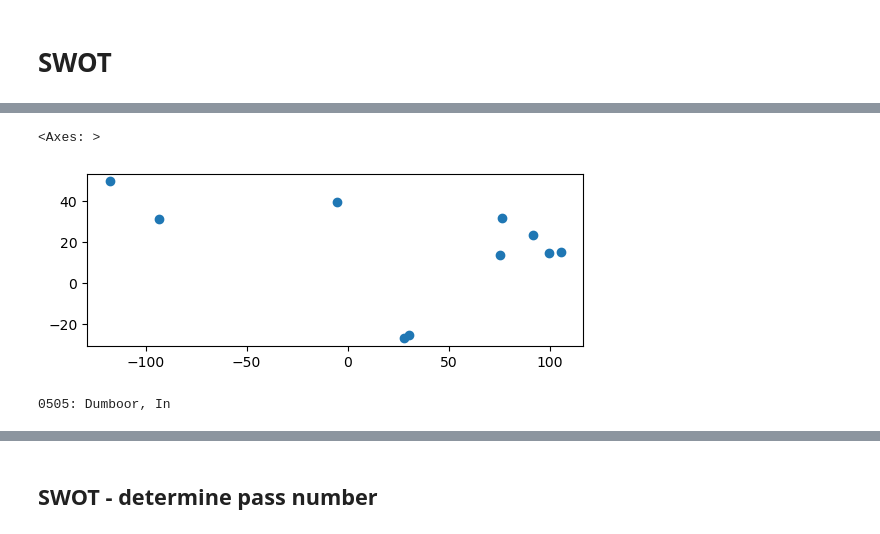
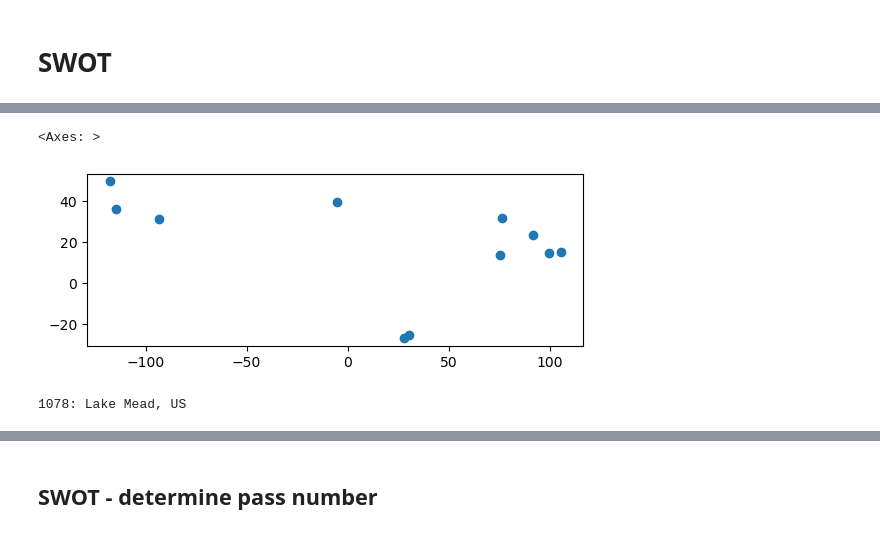
Before and after one commit to UW-SASWE/tmspp, a Jupyter notebook: notebooks/02.3-swot.ipynb, the cells around one changed output, grey strips where cells are left out. Saved outputs shown, nothing was run; the diff lists cells and outputs as text; code cells hidden in the pictures.

```diff
--- a/notebooks/02.3-swot.ipynb
+++ b/notebooks/02.3-swot.ipynb
@@ -21,49 +22,51 @@ hv.extension('bokeh')
 # %%
 # read the} bounding box of the study area
-val_pts = gpd.read_file(Path('../data/validation-locations/subset-validation-reservoirs-grand-pts.geojson'))
-val_polys = gpd.read_file(Path('../data/validation-locations/subset-validation-reservoirs-grand.geojson'))
+val_pts = gpd.read_file(Path('/tiger1/pdas47/tmsosPP/data/validation-locations/mini-reservoirs-subset-validation-pts.geojson'))
+val_polys = gpd.read_file(Path('/tiger1/pdas47/tmsosPP/data/validation-locations/mini-reservoirs-subset-validation.geojson'))
 
 selected_reservoirs = [
     '0505', # dumboor. India
     '0810', # sirindhorn, Thailand.
     '0830', # Krasoew, Thailand.
     '0502', # Bhakra dam, India.
     '0518', # Bhadra, India.
     '0349', # vaaldam, South Africa.
     '0464', # Sterkspruit, South Africa.
     '0214', # Cijara, Spain
     '1498', # Toledo bend, US
     '0936', # Arrow, Canada
+    '1078' # Lake Mead, US
 ]
 res_names = {
     '0505': 'Dumboor, In',
     '0810': 'Sirindhorn, Th',
     '0830': 'Krasoew, Th',
     '0502': 'Bhakra, In',
     '0518': 'Bhadra, In',
     '0349': 'Vaaldam, SA',
     '0464': 'Sterkspruit, SA',
     '0214': 'Cijara, Sp',
     '1498': 'Toledo Bend, US',
-    '0936': 'Arrow, Ca'
+    '0936': 'Arrow, Ca',
+    '1078': 'Lake Mead, US'
 }
 
 val_res_pt = val_pts.loc[val_pts['tmsos_id'].isin(selected_reservoirs)]
 val_res_poly = val_polys.loc[val_polys['tmsos_id'].isin(selected_reservoirs)]
 
 val_res_pt.plot()
 # %% [output]
 <Axes: >
-[figure, old version]
+[figure, new version]
 # %%
-start_date = '2024-01-01'
-end_date = '2024-05-25'
-RESERVOIR = '0505'
+start_date = '2022-01-01'
+end_date = '2024-06-27'
+RESERVOIR = '1078'
 buffer_amt = 1000 # meters
 RESERVOIR_NAME = res_names[RESERVOIR]
 print(f'{RESERVOIR}: {RESERVOIR_NAME}')
 # %% [output]
-0505: Dumboor, In
+1078: Lake Mead, US
 # %%
 roi = val_res_poly[val_res_poly['tmsos_id']==RESERVOIR]
 utm_crs = roi.estimate_utm_crs()
```
Also changed, not shown: parts of 18 cells of this notebook.
